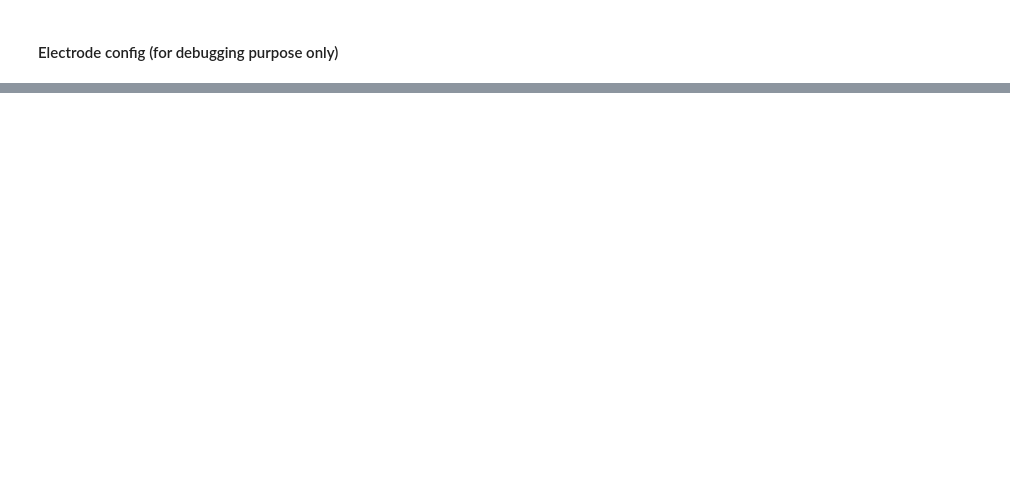
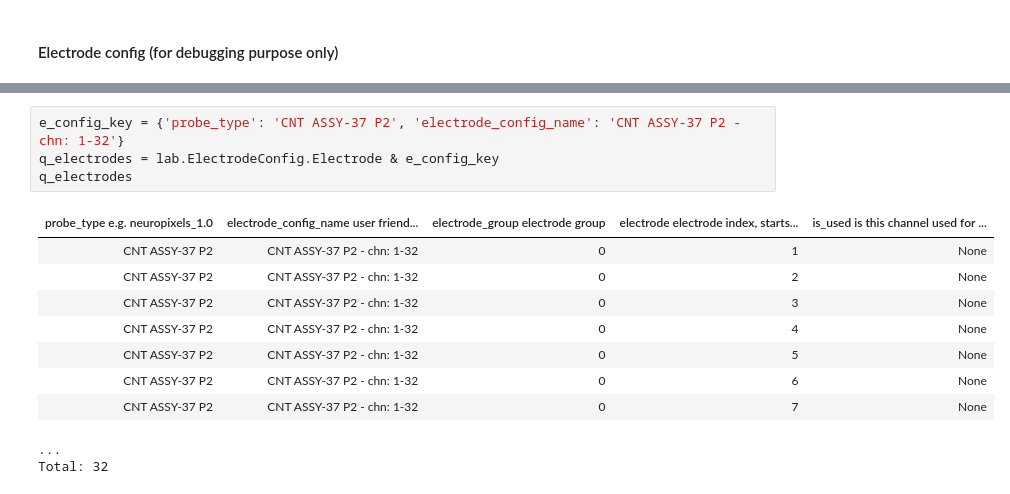
Before and after one commit to wanglab-duke/orofacial_pipeline, a Jupyter notebook: notebooks/probes adapters headstages.ipynb, the cells around one changed output, grey strips where cells are left out. Drawn from its saved outputs; the diff is of its cells as text; blank space fills up the shorter version.

```diff
--- a/notebooks/probes adapters headstages.ipynb
+++ b/notebooks/probes adapters headstages.ipynb
@@ -127,0 +131,15 @@ Tables dropped.  Restart kernel.
+# %%
+e_config_key = {'probe_type': 'CNT ASSY-37 P2', 'electrode_config_name': 'CNT ASSY-37 P2 - chn: 1-32'}
+q_electrodes = lab.ElectrodeConfig.Electrode & e_config_key
+q_electrodes
+# %% [output]
+| probe_type e.g. neuropixels_1.0 | electrode_config_name user friend... | electrode_group electrode group | electrode electrode index, starts... | is_used is this channel used for ... |
+| CNT ASSY-37 P2 | CNT ASSY-37 P2 - chn: 1-32 | 0 | 1 | None |
+| CNT ASSY-37 P2 | CNT ASSY-37 P2 - chn: 1-32 | 0 | 2 | None |
+| CNT ASSY-37 P2 | CNT ASSY-37 P2 - chn: 1-32 | 0 | 3 | None |
+| CNT ASSY-37 P2 | CNT ASSY-37 P2 - chn: 1-32 | 0 | 4 | None |
+| CNT ASSY-37 P2 | CNT ASSY-37 P2 - chn: 1-32 | 0 | 5 | None |
+| CNT ASSY-37 P2 | CNT ASSY-37 P2 - chn: 1-32 | 0 | 6 | None |
+| CNT ASSY-37 P2 | CNT ASSY-37 P2 - chn: 1-32 | 0 | 7 | None |
+...
+Total: 32
```
Also changed, not shown: parts of 11 cells of this notebook, 4 other files.
